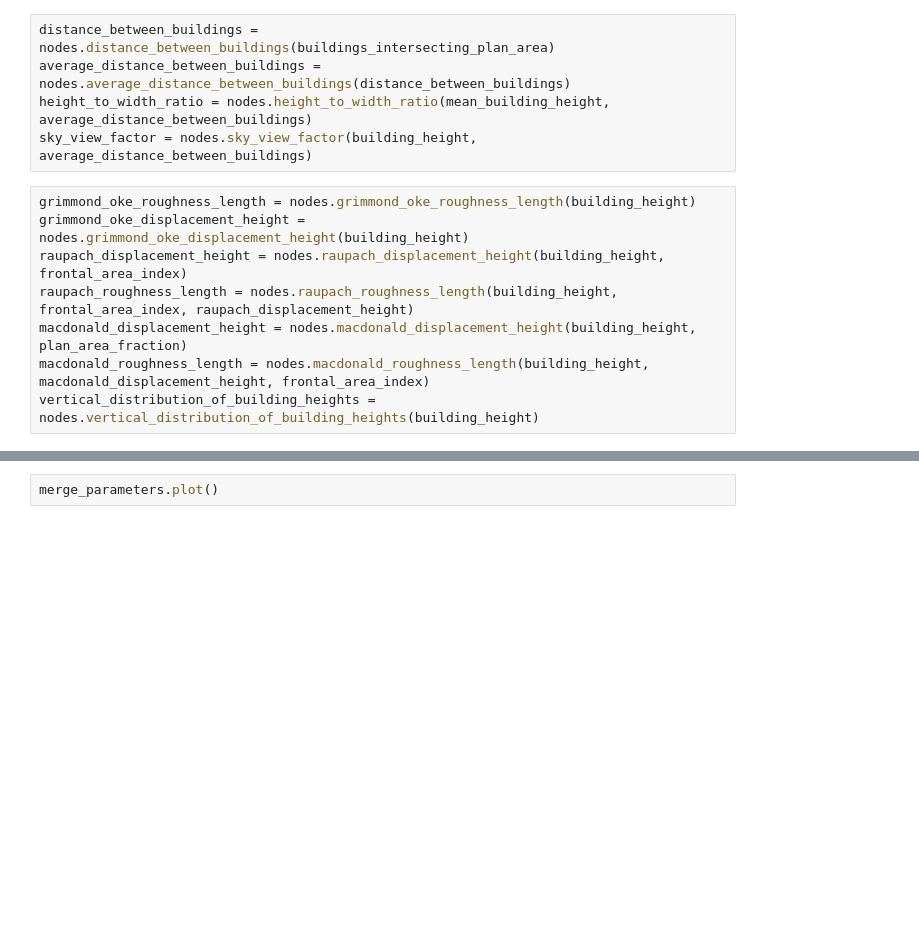
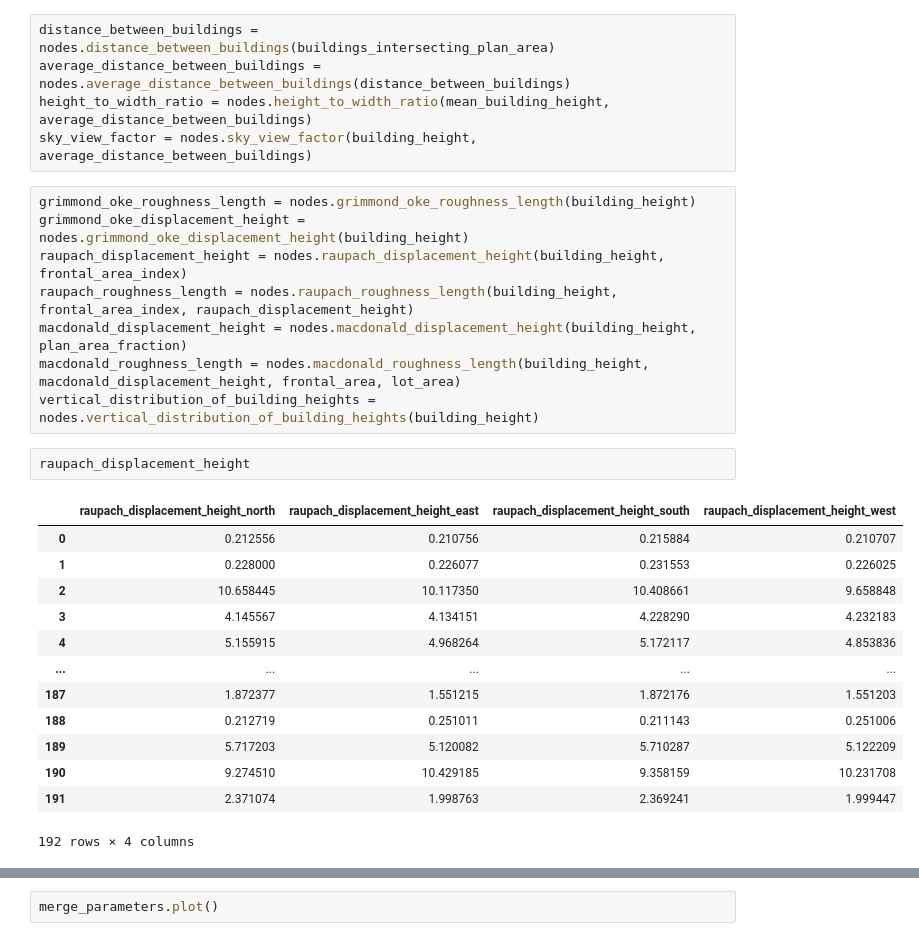
Before and after one commit to IMMM-SFA/naturf, a Jupyter notebook: intro.ipynb, the cells around one changed output, grey strips where cells are left out. Drawn from its saved outputs; the diff is of its cells as text; blank space fills up the shorter version.

Commit message:
update intro.ipynb (#91)
 update `macdonald_roughness_length` to use `frontal_area` and `lot_area`.

```diff
--- a/intro.ipynb
+++ b/intro.ipynb
@@ -65,8 +65,24 @@ grimmond_oke_displacement_height = nodes.grimmond_oke_displacement_height(buildi
 raupach_displacement_height = nodes.raupach_displacement_height(building_height, frontal_area_index)
 raupach_roughness_length = nodes.raupach_roughness_length(building_height, frontal_area_index, raupach_displacement_height)
 macdonald_displacement_height = nodes.macdonald_displacement_height(building_height, plan_area_fraction)
-macdonald_roughness_length = nodes.macdonald_roughness_length(building_height, macdonald_displacement_height, frontal_area_index)
+macdonald_roughness_length = nodes.macdonald_roughness_length(building_height, macdonald_displacement_height, frontal_area, lot_area)
 vertical_distribution_of_building_heights = nodes.vertical_distribution_of_building_heights(building_height)
+# %%
+raupach_displacement_height
+# %% [output]
+|  | raupach_displacement_height_north | raupach_displacement_height_east | raupach_displacement_height_south | raupach_displacement_height_west |
+| 0 | 0.212556 | 0.210756 | 0.215884 | 0.210707 |
+| 1 | 0.228000 | 0.226077 | 0.231553 | 0.226025 |
+| 2 | 10.658445 | 10.117350 | 10.408661 | 9.658848 |
+| 3 | 4.145567 | 4.134151 | 4.228290 | 4.232183 |
+| 4 | 5.155915 | 4.968264 | 5.172117 | 4.853836 |
+| ... | ... | ... | ... | ... |
+| 187 | 1.872377 | 1.551215 | 1.872176 | 1.551203 |
+| 188 | 0.212719 | 0.251011 | 0.211143 | 0.251006 |
+| 189 | 5.717203 | 5.120082 | 5.710287 | 5.122209 |
+| 190 | 9.274510 | 10.429185 | 9.358159 | 10.231708 |
+| 191 | 2.371074 | 1.998763 | 2.369241 | 1.999447 |
+192 rows × 4 columns
 # %%
 # Merge all calculated parameters into one GeoDataFrame
 merge_parameters = nodes.merge_parameters(
```
Also changed, not shown: parts of 2 cells of this notebook.
